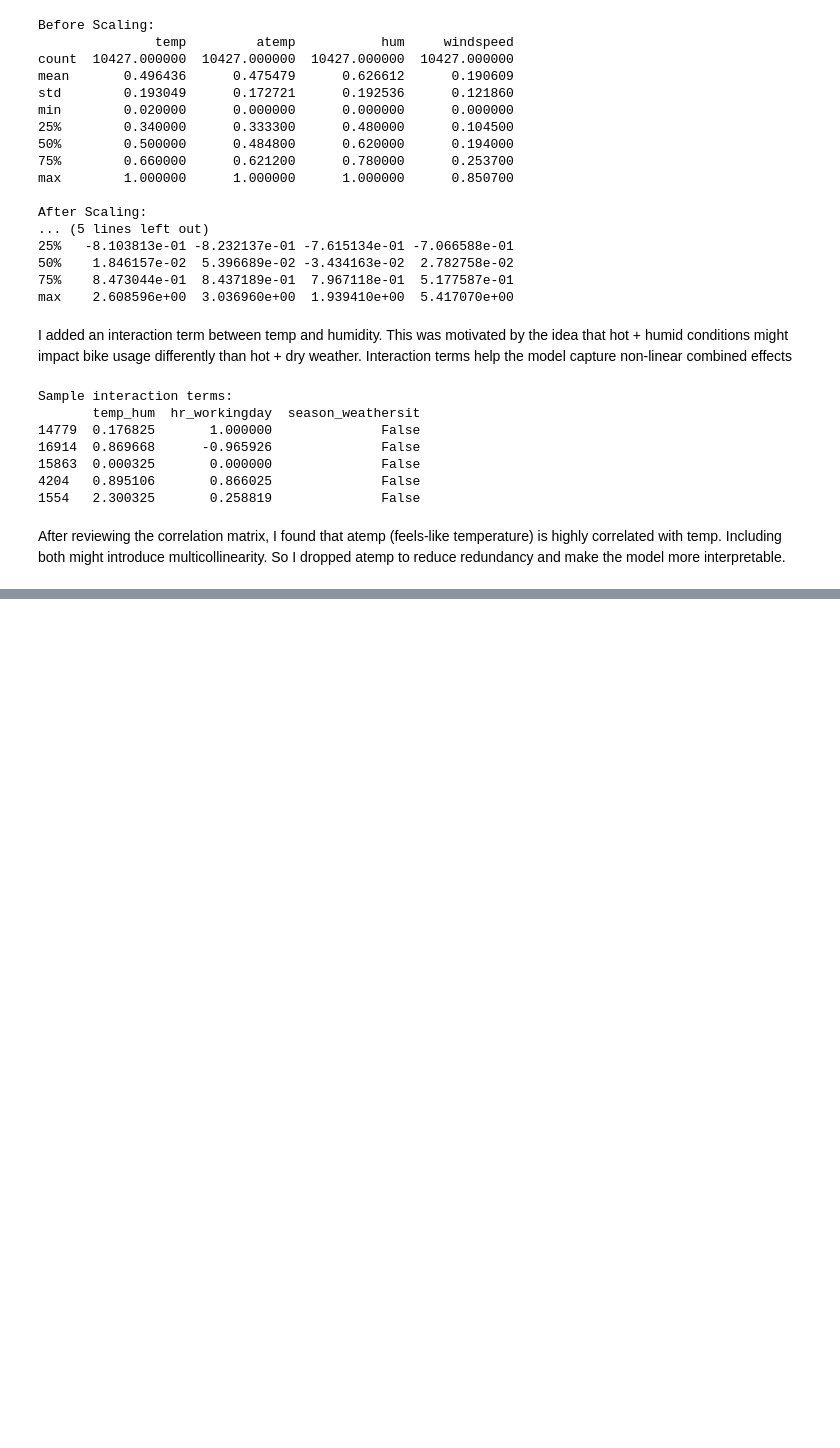
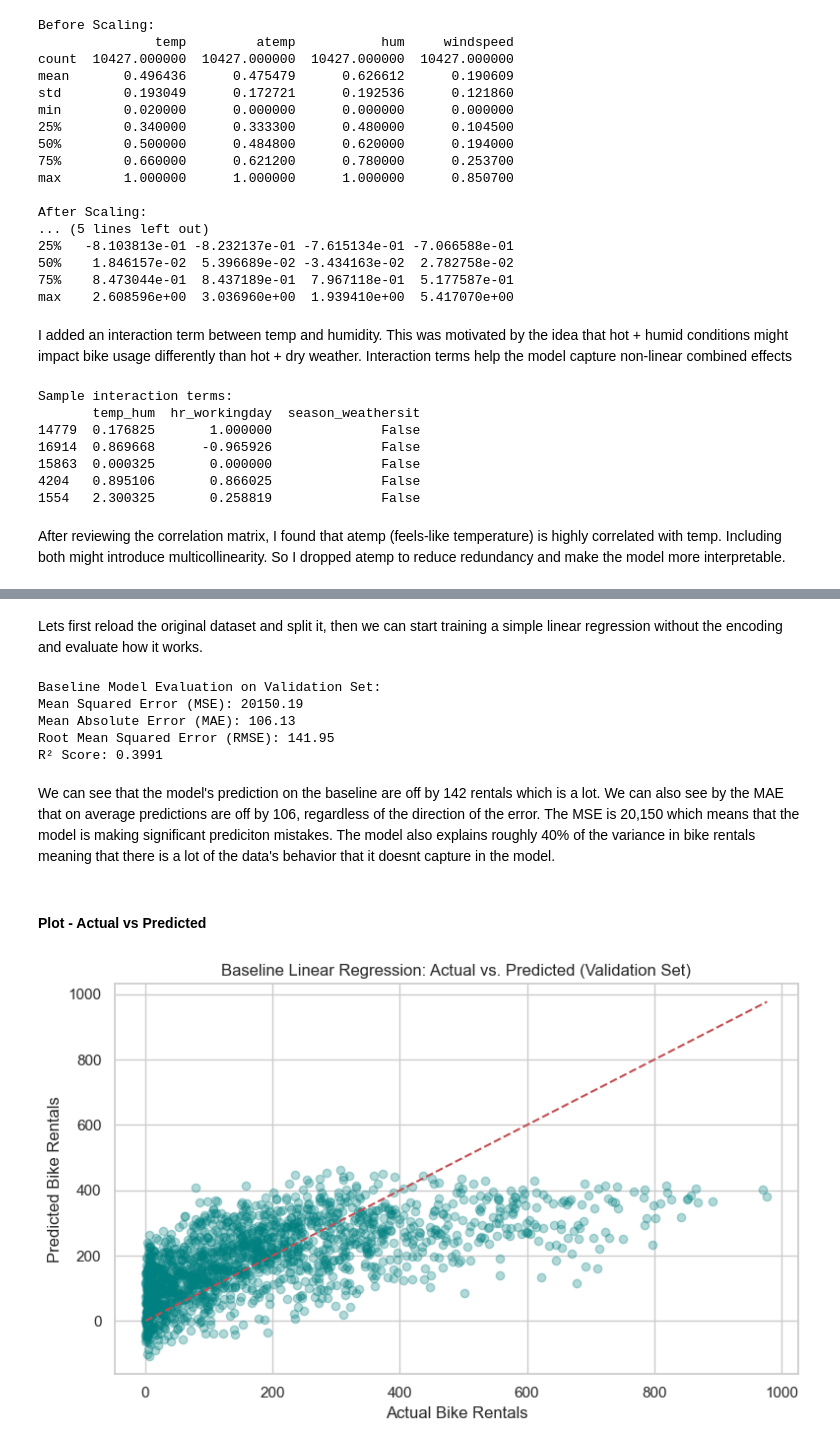
Before and after one commit to sofiagzzloz/ML-fundamentals-2025, a Jupyter notebook: assignmentII/assignment_2_sofia_gonzalez.ipynb, the cells around one changed output, grey strips where cells are left out. Cells and saved outputs as stored; diff of their text form; code cells hidden in the pictures; blank space fills up the shorter version.

```diff
--- a/assignmentII/assignment_2_sofia_gonzalez.ipynb
+++ b/assignmentII/assignment_2_sofia_gonzalez.ipynb
@@ -302,0 +305,2 @@ X_test.drop(columns=['atemp'], inplace=True)
+# %% [markdown]
+Lets first reload the original dataset and split it, then we can start training a simple linear regression without the encoding and evaluate how it works.
@@ -302,0 +328,43 @@ X_test.drop(columns=['atemp'], inplace=True)
+# %%
+# Step 5: Train baseline Linear Regression
+baseline_model = LinearRegression()
+baseline_model.fit(X_train_b, y_train_b)
+
+# Predict on validation set
+y_val_pred_b = baseline_model.predict(X_val_b)
+
+# Step 6: Evaluation Metrics
+mse = mean_squared_error(y_val_b, y_val_pred_b)
+mae = mean_absolute_error(y_val_b, y_val_pred_b)
+rmse = np.sqrt(mse)
+r2 = r2_score(y_val_b, y_val_pred_b)
+
+print("Baseline Model Evaluation on Validation Set:")
+print(f"Mean Squared Error (MSE): {mse:.2f}")
+print(f"Mean Absolute Error (MAE): {mae:.2f}")
+print(f"Root Mean Squared Error (RMSE): {rmse:.2f}")
+print(f"R² Score: {r2:.4f}")
+# %% [output]
+Baseline Model Evaluation on Validation Set:
+Mean Squared Error (MSE): 20150.19
+Mean Absolute Error (MAE): 106.13
+Root Mean Squared Error (RMSE): 141.95
+R² Score: 0.3991
+# %% [markdown]
+We can see that the model's prediction on the baseline are off by 142 rentals which is a lot. We can also see by the MAE that on average predictions are off by 106, regardless of the direction of the error. The MSE is 20,150 which means that the model is making significant prediciton mistakes.
+The model also explains roughly 40% of the variance in bike rentals meaning that there is a lot of the data's behavior that it doesnt capture in the model.
+# %% [markdown]
+#### Plot - Actual vs Predicted
+# %%
+# Step 7: Plot actual vs. predicted
+plt.figure(figsize=(8, 5))
+plt.scatter(y_val_b, y_val_pred_b, alpha=0.3, color='teal')
+plt.plot([y_val_b.min(), y_val_b.max()], [y_val_b.min(), y_val_b.max()], 'r--')
+plt.xlabel("Actual Bike Rentals")
+plt.ylabel("Predicted Bike Rentals")
+plt.title("Baseline Linear Regression: Actual vs. Predicted (Validation Set)")
+plt.grid(True)
+plt.tight_layout()
+plt.show()
+# %% [output]
+[figure, added]
```
Also changed, not shown: parts of 10 cells of this notebook.
